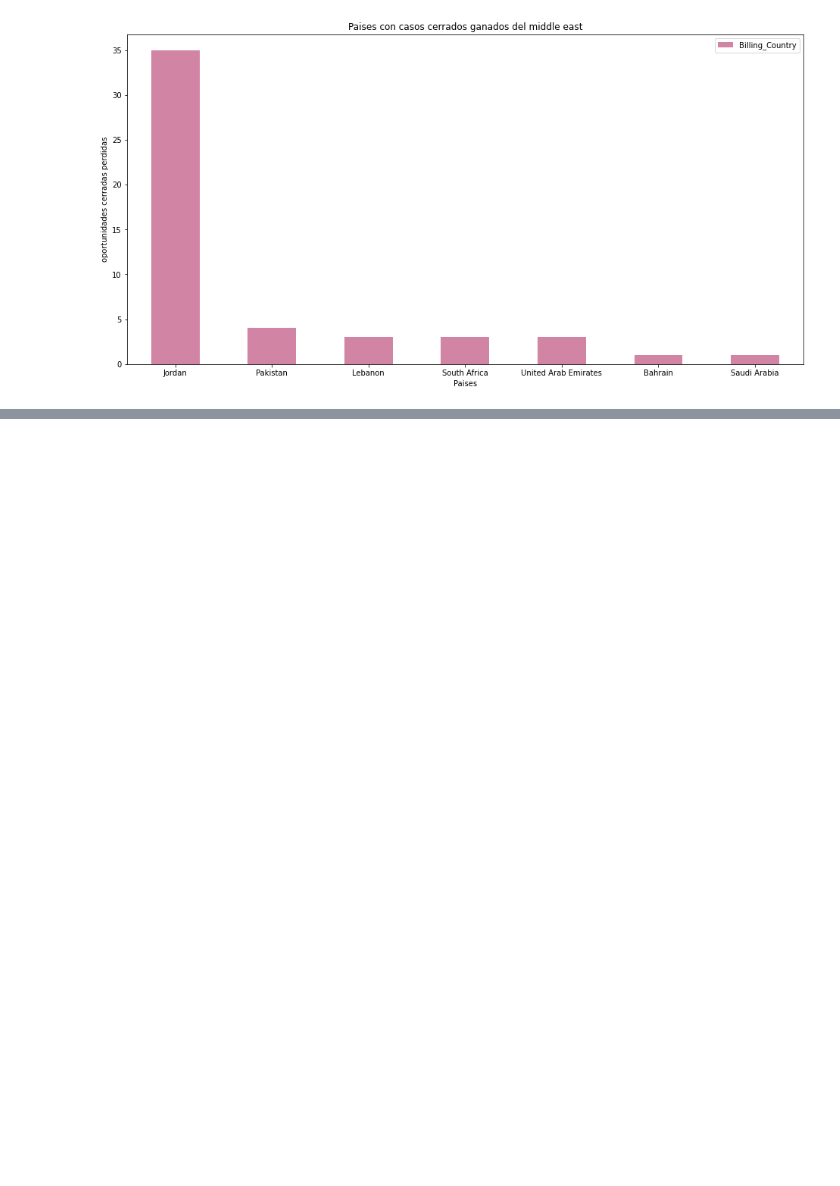
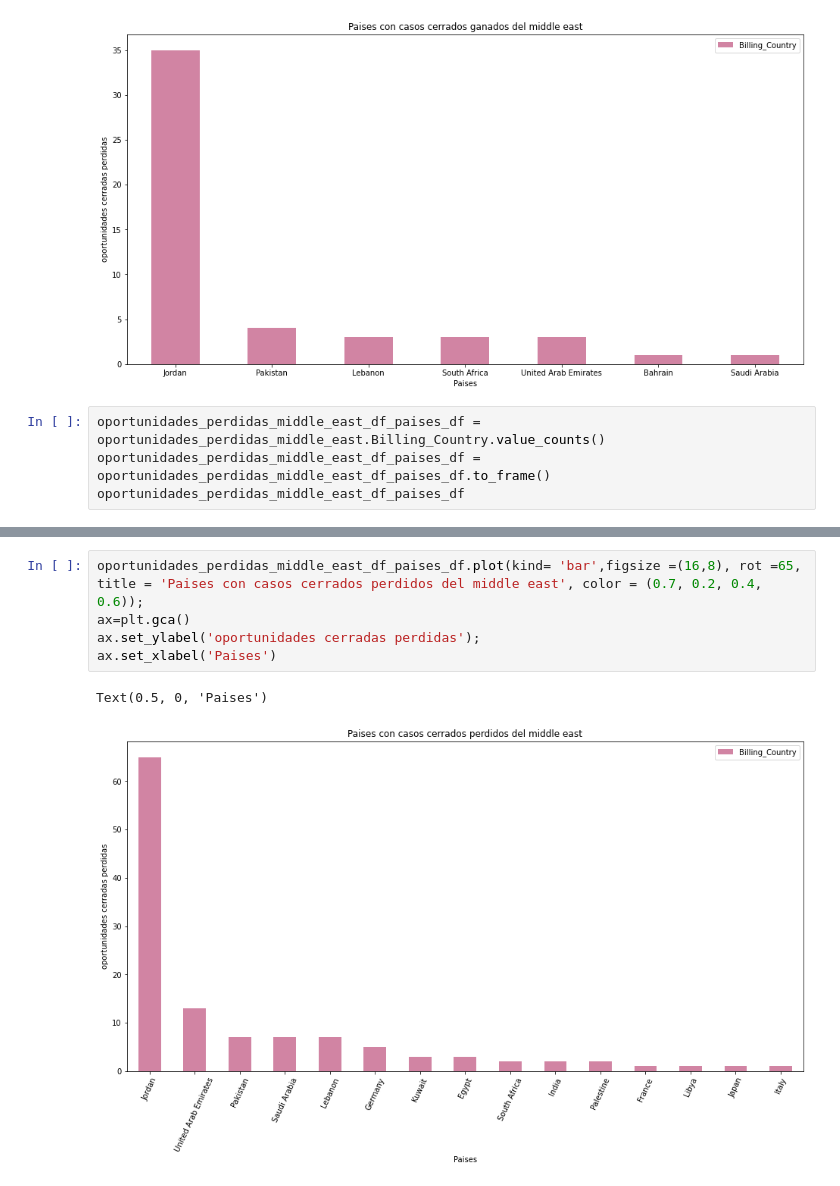
Before and after one commit to Ramaxx95/TP1-Orga-de-Datos, a Jupyter notebook: Visualizaciones/Region_Middle_East.ipynb, the cells around one changed output, grey strips where cells are left out. Cells and saved outputs as stored; diff of their text form; blank space fills up the shorter version.

Commit message:
Mas graficos de paises de la region

```diff
--- a/Visualizaciones/Region_Middle_East.ipynb
+++ b/Visualizaciones/Region_Middle_East.ipynb
@@ -81,3 +81,7 @@ ax.set_xlabel('Paises')
 # %% [output]
 Text(0.5, 0, 'Paises')
 [figure]
+# %%
+oportunidades_perdidas_middle_east_df_paises_df =  oportunidades_perdidas_middle_east.Billing_Country.value_counts()
+oportunidades_perdidas_middle_east_df_paises_df = oportunidades_perdidas_middle_east_df_paises_df.to_frame()
+oportunidades_perdidas_middle_east_df_paises_df
@@ -83,0 +105,8 @@ Text(0.5, 0, 'Paises')
+# %%
+oportunidades_perdidas_middle_east_df_paises_df.plot(kind= 'bar',figsize =(16,8), rot =65, title = 'Paises con casos cerrados perdidos del middle east', color = (0.7, 0.2, 0.4, 0.6));
+ax=plt.gca()
+ax.set_ylabel('oportunidades cerradas perdidas');
+ax.set_xlabel('Paises')
+# %% [output]
+Text(0.5, 0, 'Paises')
+[figure, added]
```
Also changed, not shown: parts of 1 cell of this notebook.
